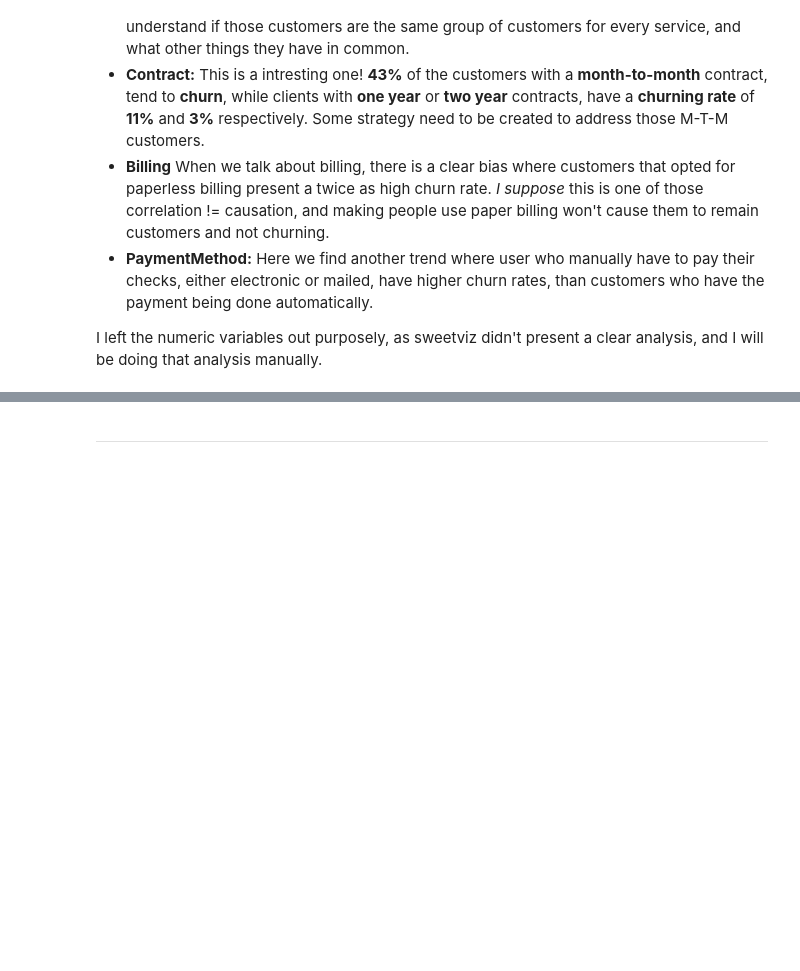
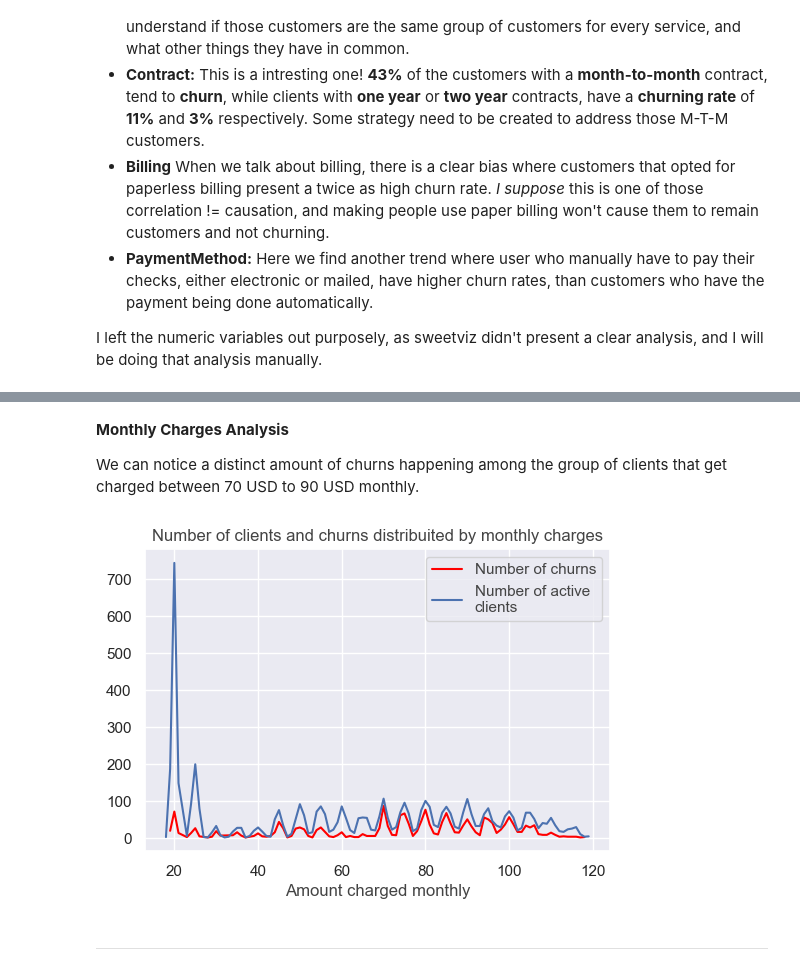
Before and after one commit to gasp37/telco-customer-churn, a Jupyter notebook: teleco-customer-churn.ipynb, the cells around one changed output, grey strips where cells are left out. Cells and saved outputs as stored; diff of their text form; code cells hidden in the pictures; blank space fills up the shorter version.

```diff
--- a/teleco-customer-churn.ipynb
+++ b/teleco-customer-churn.ipynb
@@ -103,2 +129,21 @@ I left the numeric variables out purposely, as sweetviz didn't present a clear a
+# %% [markdown]
+**Monthly Charges Analysis**
+
+We can notice a distinct amount of churns happening among the group of clients that get charged between 70 USD to 90 USD monthly.
+# %%
+sns.lineplot(x=pd_customers_table[pd_customers_table['Churn']=='Yes']['MonthlyCharges'].round().value_counts().sort_index().index,
+             y=pd_customers_table[pd_customers_table['Churn']=='Yes']['MonthlyCharges'].round().value_counts().sort_index().values,
+             color='red')
+
+sns.lineplot(x=pd_customers_table[pd_customers_table['Churn']=='No']['MonthlyCharges'].round().value_counts().sort_index().index,
+             y=pd_customers_table[pd_customers_table['Churn']=='No']['MonthlyCharges'].round().value_counts().sort_index().values)
+
+plt.title('Number of clients and churns distribuited by monthly charges', fontdict={'color':'#444444'})
+plt.xlabel('Amount charged monthly', fontdict={'color':'#444444'})
+plt.legend(loc='upper right', labels=['Number of churns', 'Number of active\nclients'], labelcolor='#444444')
+
+plt.show()
+# %% [output]
+[figure, added]
 # %% [markdown]
 ---
```
Also changed, not shown: parts of 5 cells of this notebook.
